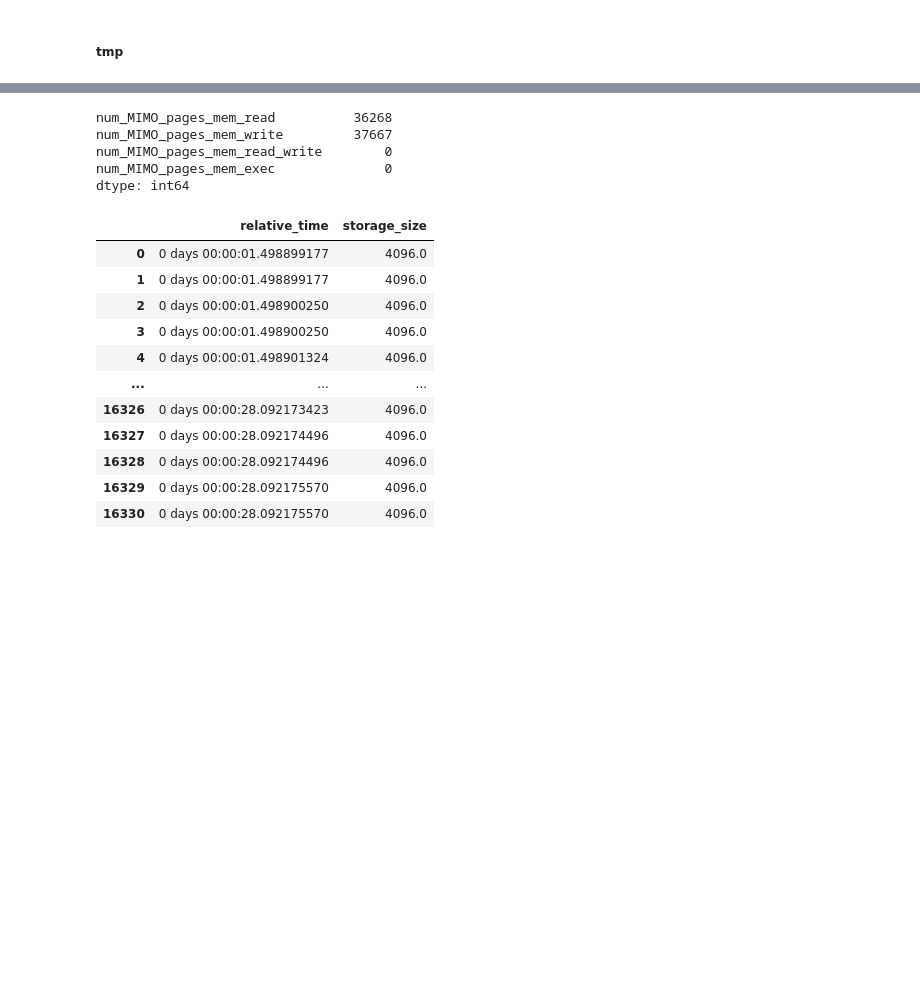
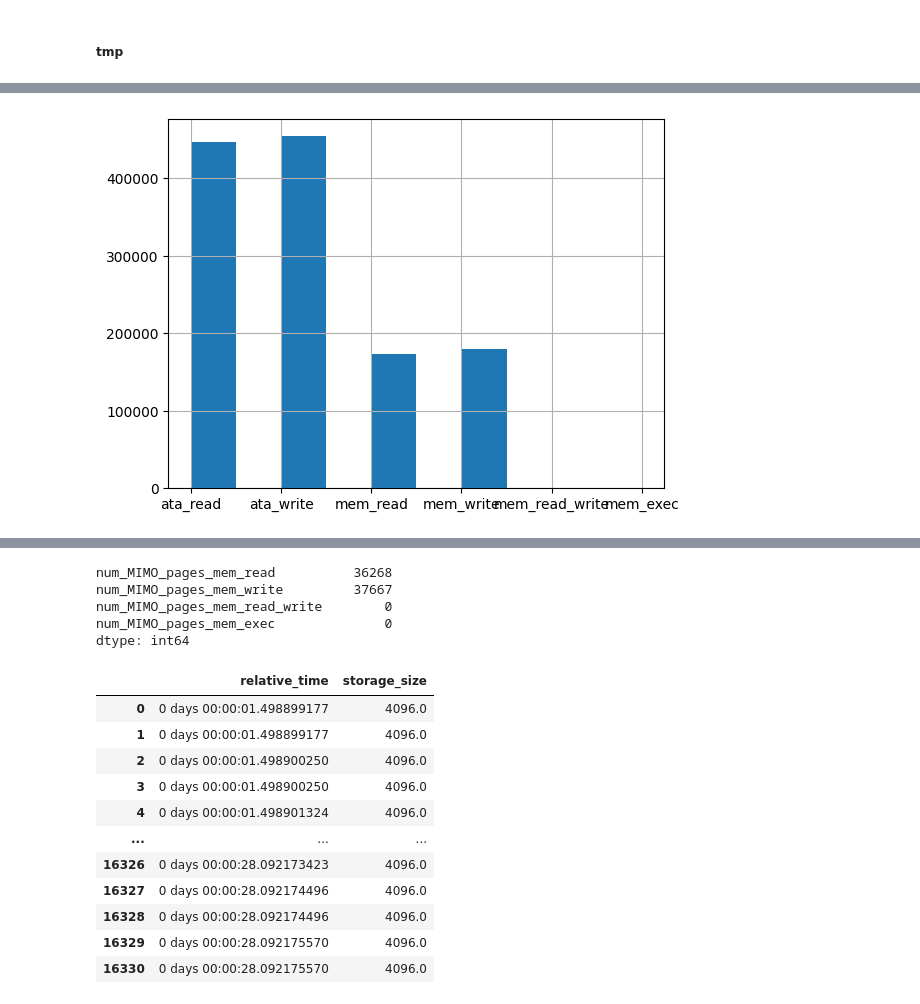
Before and after one commit to asolergayoso/DS_5500_Ransomware_Detection, a Jupyter notebook: feature_engineering.ipynb, the cells around one changed output, grey strips where cells are left out. Saved outputs shown, nothing was run; the diff lists cells and outputs as text; code cells hidden in the pictures; blank space fills up the shorter version.

```diff
--- a/feature_engineering.ipynb
+++ b/feature_engineering.ipynb
@@ -835,0 +680,32 @@ datetime.timedelta(seconds=1)
+# %%
+strg_read_kaggle, strg_write_kaggle, mem_read_kaggle, mem_write_kaggle, mem_read_write_kaggle, mem_exec_kaggle = read_kaggle_access_file(HWR_PATH, DATASET, ['AESCrypt/AESCrypt-20230524_20-18-05'], kaggle_files_to_load)
+# %%
+strg_read_kaggle['action'] = 'ata_read'
+strg_write_kaggle['action'] = 'ata_write'
+mem_read_kaggle['action'] = 'mem_read'
+mem_write_kaggle['action'] = 'mem_write'
+mem_read_write_kaggle['action'] = 'mem_read_write'
+mem_exec_kaggle['action'] = 'mem_exec'
+
+start_point_kaggle = get_datetime_min(
+    get_datetime_min(
+        get_datetime_min(
+            get_datetime_min(
+                get_datetime_min(strg_read_kaggle.loc[0, ['unix_time_s', 'unix_time_ns']], strg_write_kaggle.loc[0, ['unix_time_s', 'unix_time_ns']]),
+                mem_read_kaggle.loc[0, ['unix_time_s', 'unix_time_ns']]),
+            mem_write_kaggle.loc[0, ['unix_time_s', 'unix_time_ns']]),
+        mem_read_write_kaggle.loc[0, ['unix_time_s', 'unix_time_ns']]),
+    mem_exec_kaggle.loc[0, ['unix_time_s', 'unix_time_ns']])
+start_point_kaggle
+# start_sec, start_nsec = start_point_kaggle.unix_time_s
+strg_read_kaggle = compute_relative_time(strg_read_kaggle, start_point_kaggle.unix_time_s, start_point_kaggle.unix_time_ns)
+strg_write_kaggle = compute_relative_time(strg_write_kaggle, start_point_kaggle.unix_time_s, start_point_kaggle.unix_time_ns)
+mem_read_kaggle = compute_relative_time(mem_read_kaggle, start_point_kaggle.unix_time_s, start_point_kaggle.unix_time_ns)
+mem_write_kaggle = compute_relative_time(mem_write_kaggle, start_point_kaggle.unix_time_s, start_point_kaggle.unix_time_ns)
+mem_read_write_kaggle = compute_relative_time(mem_read_write_kaggle, start_point_kaggle.unix_time_s, start_point_kaggle.unix_time_ns)
+mem_exec_kaggle = compute_relative_time(mem_exec_kaggle, start_point_kaggle.unix_time_s, start_point_kaggle.unix_time_ns)
+# %%
+tmp_comb_kaggle = pd.concat([strg_read_kaggle, strg_write_kaggle, mem_read_kaggle, mem_write_kaggle, mem_read_write_kaggle, mem_exec_kaggle], ignore_index=True)
+tmp_comb_kaggle.drop(['unix_time_s', 'unix_time_ns'], axis=1, inplace=True)
+
+tmp_prep_kaggle_df = ransmap_preprocessing(tmp_comb_kaggle, False, 'AESCrypt', 10, 1)
@@ -835,0 +777,4 @@ datetime.timedelta(seconds=1)
+# %%
+tmp_comb_kaggle['action'].hist();
+# %% [output]
+[figure, added]
```
Also changed, not shown: parts of 135 cells of this notebook, 1 other file.
